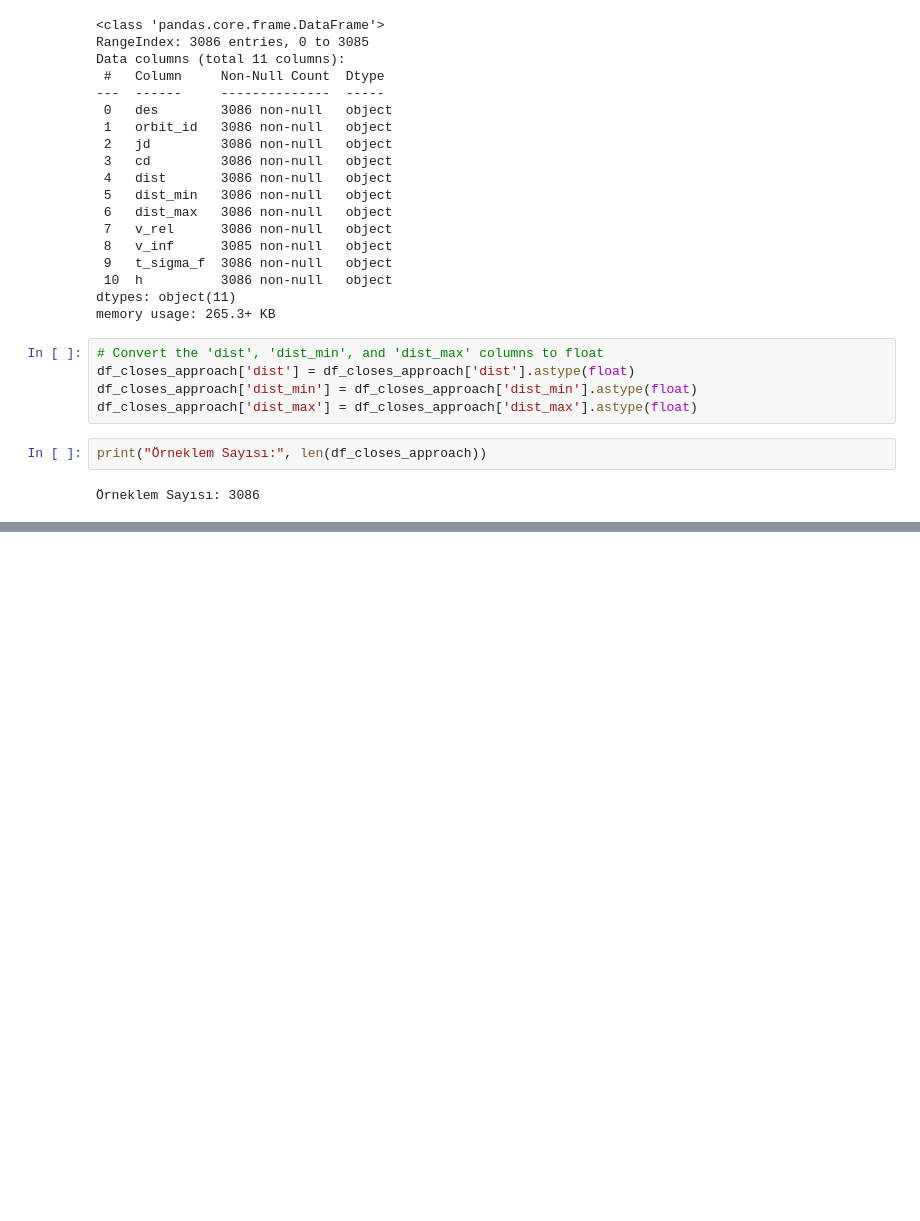
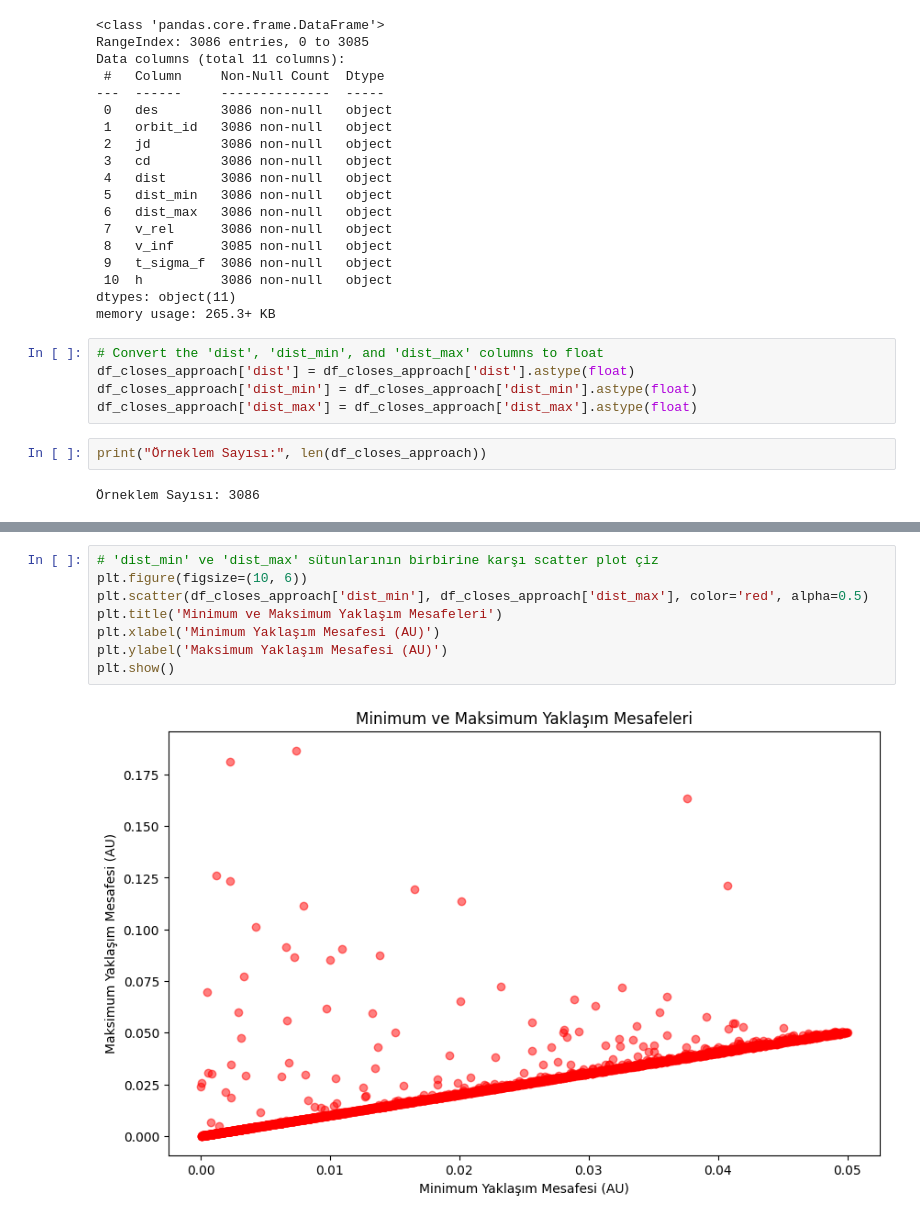
Before and after one commit to SeherKumsar/API-Project, a Jupyter notebook: data-analysis.ipynb, the cells around one changed output, grey strips where cells are left out. Cells and saved outputs as stored; diff of their text form; blank space fills up the shorter version.

```diff
--- a/data-analysis.ipynb
+++ b/data-analysis.ipynb
@@ -73,0 +98,10 @@ df_closes_approach.head()
+# %%
+# 'dist_min' ve 'dist_max' sütunlarının birbirine karşı scatter plot çiz
+plt.figure(figsize=(10, 6))
+plt.scatter(df_closes_approach['dist_min'], df_closes_approach['dist_max'], color='red', alpha=0.5)
+plt.title('Minimum ve Maksimum Yaklaşım Mesafeleri')
+plt.xlabel('Minimum Yaklaşım Mesafesi (AU)')
+plt.ylabel('Maksimum Yaklaşım Mesafesi (AU)')
+plt.show()
+# %% [output]
+[figure, added]
```
Also changed, not shown: parts of 2 cells of this notebook.
